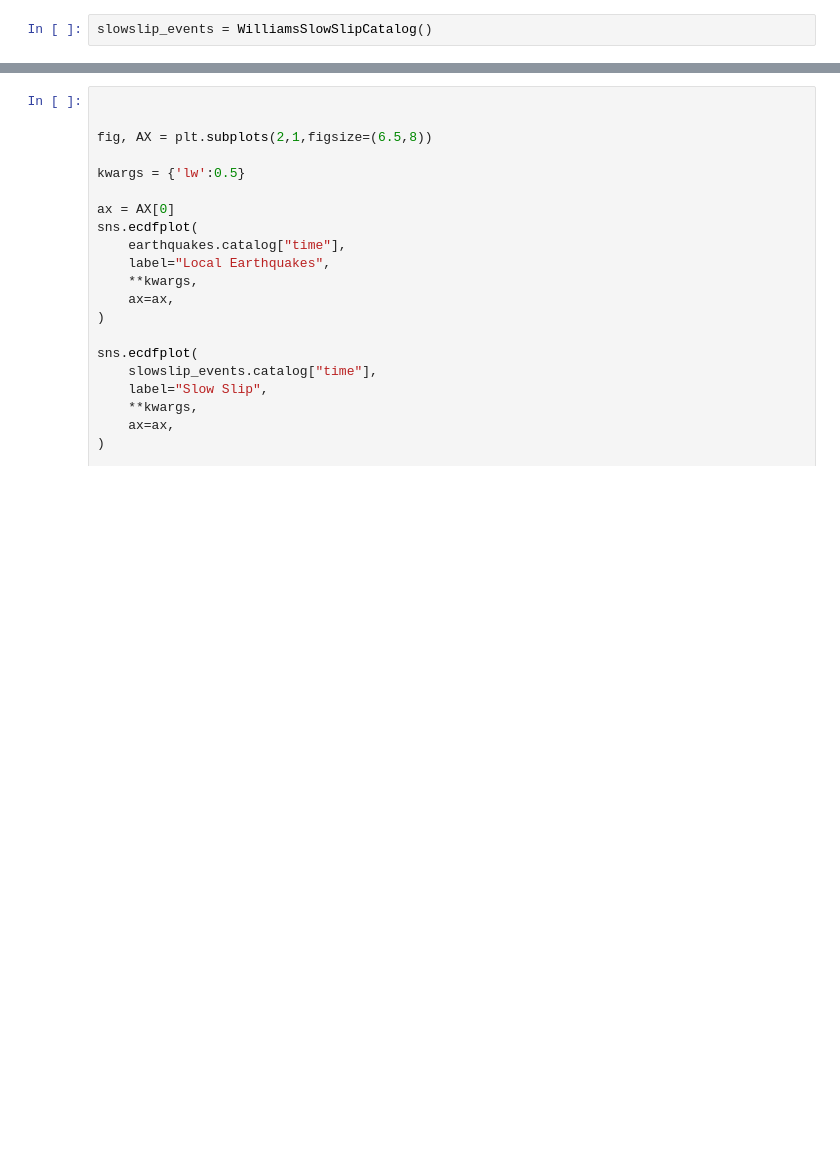
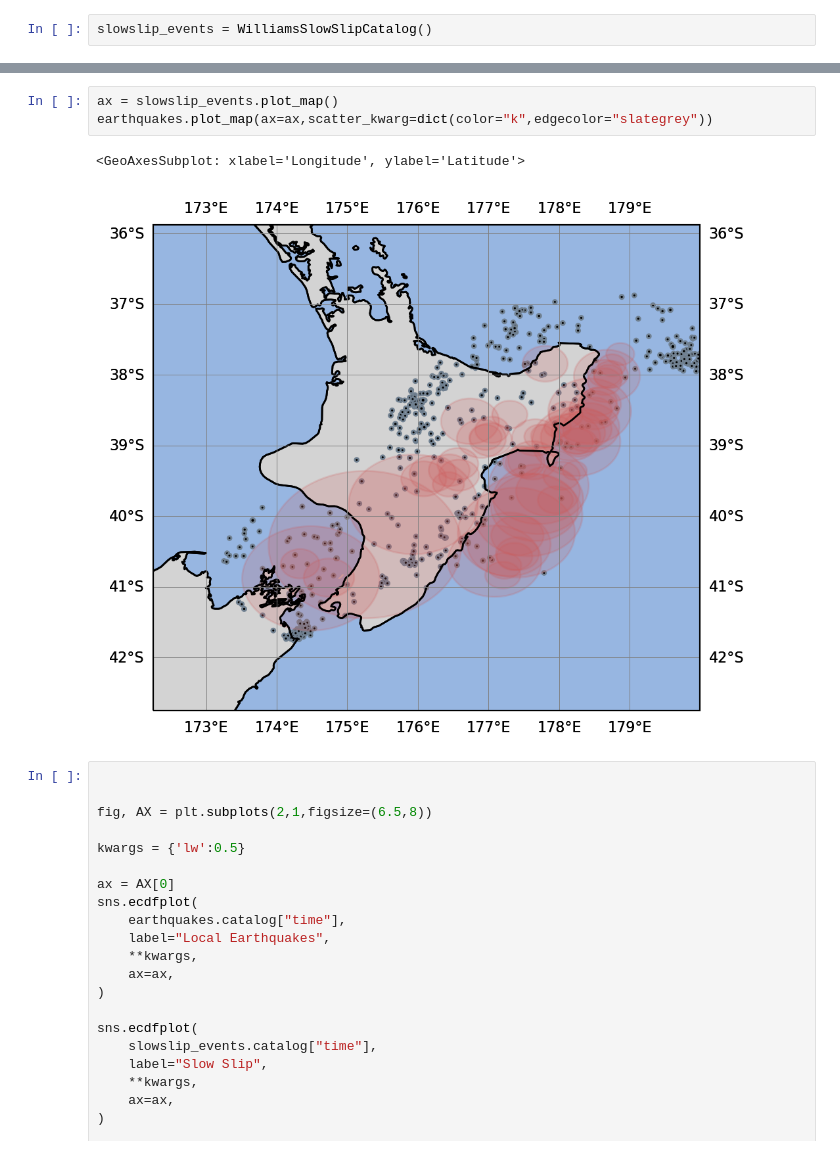
Before and after one commit to keliankaz/global_SSE, a Jupyter notebook: notebooks/global_analysis.ipynb, the cells around one changed output, grey strips where cells are left out. Drawn from its saved outputs; the diff is of its cells as text; blank space fills up the shorter version.

Commit message:
overload plot map for slow slip events

```diff
--- a/notebooks/global_analysis.ipynb
+++ b/notebooks/global_analysis.ipynb
@@ -103,3 +82,9 @@ earthquakes.plot_summary()
+# %%
+ax = slowslip_events.plot_map()
+earthquakes.plot_map(ax=ax,scatter_kwarg=dict(color="k",edgecolor="slategrey"))
+# %% [output]
+<GeoAxesSubplot: xlabel='Longitude', ylabel='Latitude'>
+[figure, added]
 # %%
 
 
```
Also changed, not shown: parts of 5 cells of this notebook, 1 other file.
